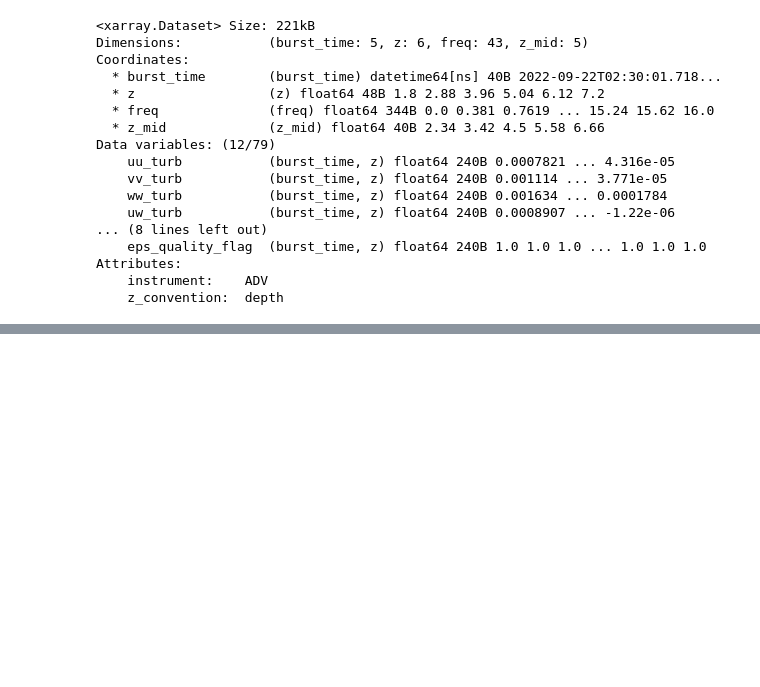
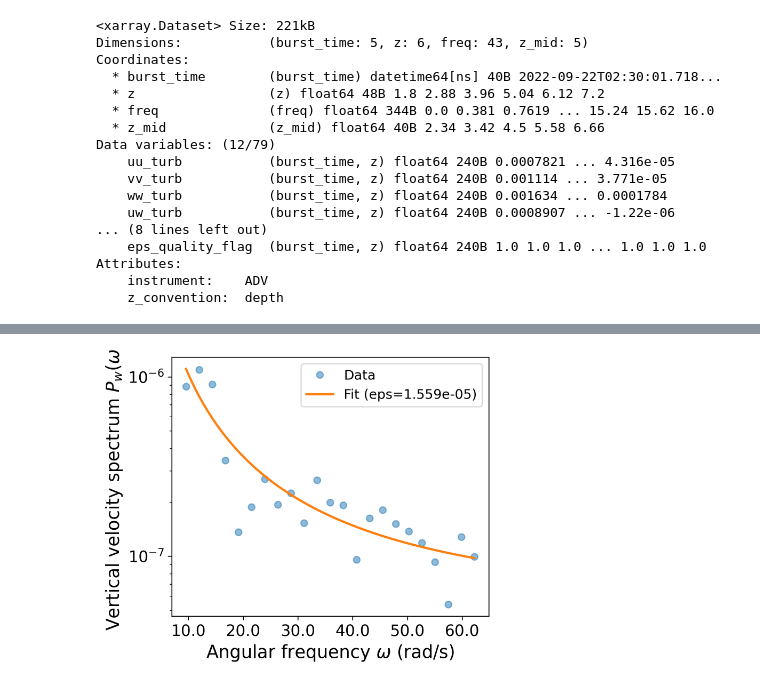
Before and after one commit to galenegan/pytoast, a Jupyter notebook: notebooks/adv.ipynb, the cells around one changed output, grey strips where cells are left out. Saved outputs shown, nothing was run; the diff lists cells and outputs as text; code cells hidden in the pictures; blank space fills up the shorter version.

```diff
--- a/notebooks/adv.ipynb
+++ b/notebooks/adv.ipynb
@@ -108,0 +107,13 @@ fig.autofmt_xdate()
+# %%
+from IPython.display import Image
+
+# Re-run the dissipation fit for a single burst with plot=True. The returned dict adds a
+# "plot_files" entry mapping each height index to a saved PNG of the spectral curve fit.
+burst = adv.load_burst(0)
+eps_out = adv.dissipation(burst, f_low=1.2, f_high=10, plot=True)
+
+# Display the fit for the first height with a valid estimate
+height_idx = sorted(eps_out["plot_files"])[0]
+Image(filename=eps_out["plot_files"][height_idx], width=400, height=300)
+# %% [output]
+[figure, added]
```
Also changed, not shown: parts of 1 cell of this notebook, 10 other files.
